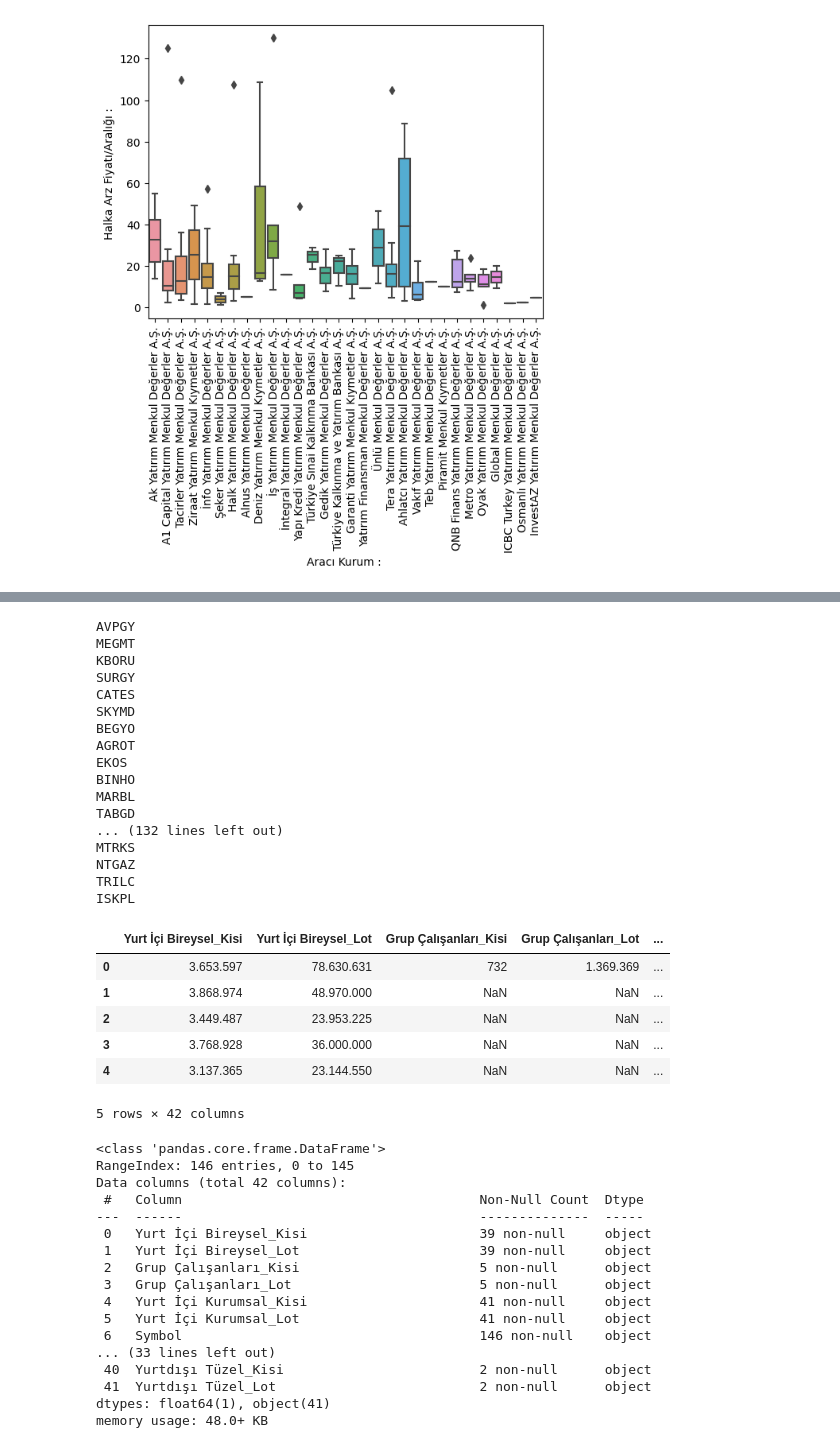
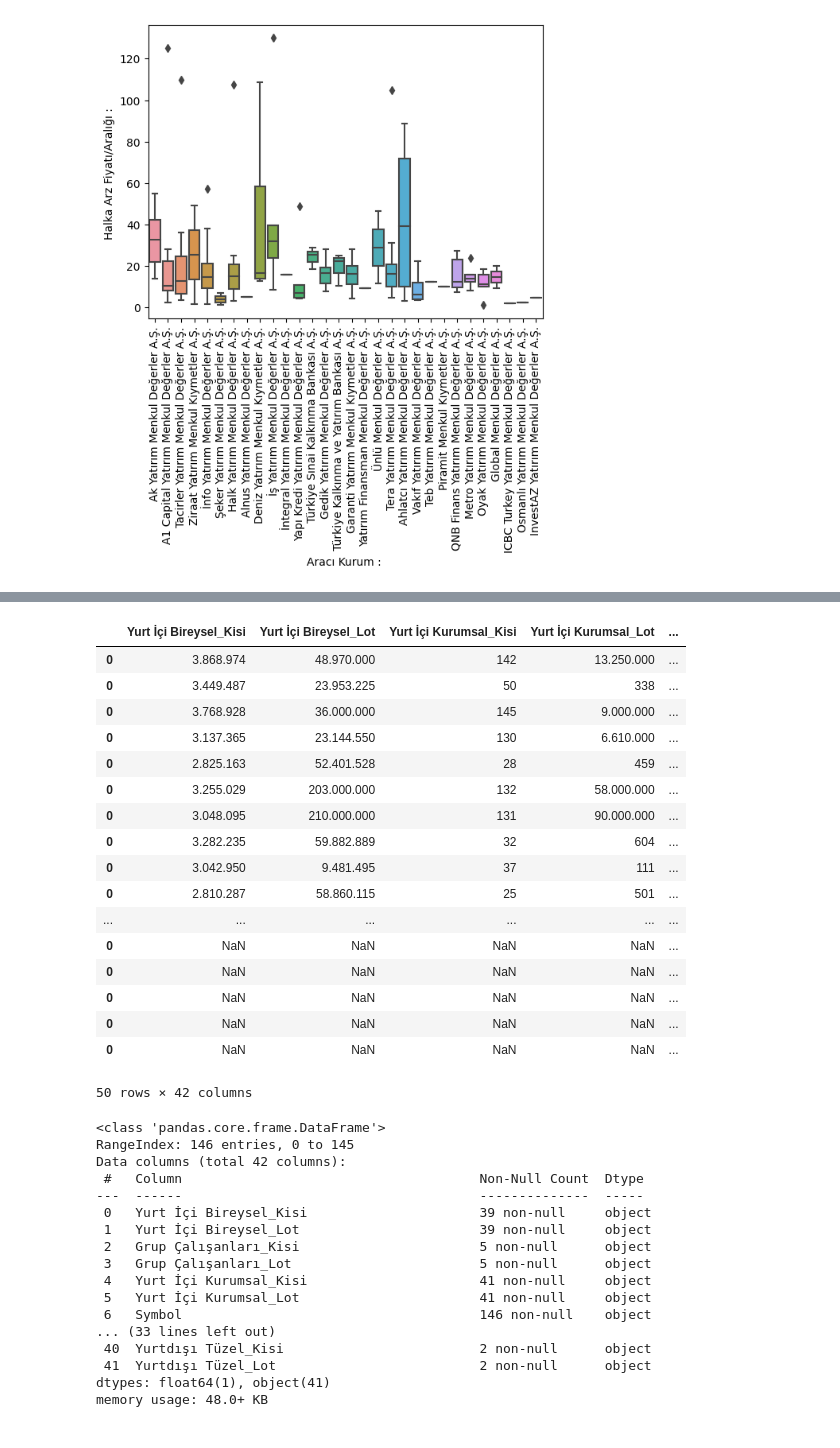
Before and after one commit to uguratli/HalkaArz, a Jupyter notebook: Halka_arz_lab.ipynb, the cells around one changed output, grey strips where cells are left out. Drawn from its saved outputs; the diff is of its cells as text; code cells hidden in the pictures.

```diff
--- a/Halka_arz_lab.ipynb
+++ b/Halka_arz_lab.ipynb
@@ -40,6 +40,13 @@ def value_fix(value, replace = False):
         return float(value.replace(',', '.'))
     else:
         return value.replace(',', '')
+# %%
+def value_fix_dot(value):
+    value = value.replace(' ','')
+    value = value.split('-')[0]
+    letters_pattern = str.maketrans('', '', string.ascii_letters)
+    value = value.translate(letters_pattern).strip()
+    return float(value.replace('.', ''))
 # %%
 def months(month):
         Months = {
@@ -370,0 +388,10 @@ Stocks_copy['EKSUN']['Halka_arz_result']
+# %%
+with open('stocks.p', 'rb') as handle:
+    Stocks_copy = pickle.load(handle)
+# %%
+halka_arz_result_df = pd.DataFrame()
+for symbol in Stocks_copy:
+    print(symbol)
+    Stocks_copy[symbol]['Halka_arz_result']['Yurt İçi Bireysel_Kisi'] = Stocks_copy[symbol]['Halka_arz_result']['Yurt İçi Bireysel_Kisi'].apply(value_fix_dot)
+    halka_arz_result_df = pd.concat([halka_arz_result_df, Stocks_copy[symbol]['Halka_arz_result']], axis=0, join='outer')
+halka_arz_result_df.head(50)
@@ -371,41 +419,31 @@ Stocks_copy['EKSUN']['Halka_arz_result']
 # %%
+halka_arz_result_df = pd.DataFrame()
 for symbol in Stocks_copy:
-    print(symbol)
     Stocks_copy[symbol]['Halka_arz_result']['Symbol'] = str(symbol)
     if Stocks_copy[symbol]['Hist_data'].shape[0] == 0:
         continue
     Stocks_copy[symbol]['Halka_arz_result']['Hype_Days'] = get_hyped_days(Stocks_copy[symbol]['Hist_data'])
+    halka_arz_result_df = pd.concat([halka_arz_result_df, Stocks_copy[symbol]['Halka_arz_result']], axis=0, join='outer')
+halka_arz_result_df.head(50)
 # %% [output]
+|  | Yurt İçi Bireysel_Kisi | Yurt İçi Bireysel_Lot | Yurt İçi Kurumsal_Kisi | Yurt İçi Kurumsal_Lot | ... |
+| 0 | 3.868.974 | 48.970.000 | 142 | 13.250.000 | ... |
+| 0 | 3.449.487 | 23.953.225 | 50 | 338 | ... |
+| 0 | 3.768.928 | 36.000.000 | 145 | 9.000.000 | ... |
+| 0 | 3.137.365 | 23.144.550 | 130 | 6.610.000 | ... |
+| 0 | 2.825.163 | 52.401.528 | 28 | 459 | ... |
+| 0 | 3.255.029 | 203.000.000 | 132 | 58.000.000 | ... |
+| 0 | 3.048.095 | 210.000.000 | 131 | 90.000.000 | ... |
+| 0 | 3.282.235 | 59.882.889 | 32 | 604 | ... |
+| 0 | 3.042.950 | 9.481.495 | 37 | 111 | ... |
+| 0 | 2.810.287 | 58.860.115 | 25 | 501 | ... |
+| ... | ... | ... | ... | ... | ... |
+| 0 | NaN | NaN | NaN | NaN | ... |
+| 0 | NaN | NaN | NaN | NaN | ... |
+| 0 | NaN | NaN | NaN | NaN | ... |
+| 0 | NaN | NaN | NaN | NaN | ... |
+| 0 | NaN | NaN | NaN | NaN | ... |
-AVPGY
-MEGMT
-KBORU
-SURGY
-CATES
-SKYMD
-BEGYO
-AGROT
-EKOS
-BINHO
-MARBL
-TABGD
-... (132 lines left out)
-MTRKS
-NTGAZ
-TRILC
-ISKPL
+50 rows × 42 columns
-# %%
-halka_arz_result_df = pd.DataFrame()
-for symbol in Stocks_copy:
-    halka_arz_result_df = pd.concat([halka_arz_result_df, Stocks_copy[symbol]['Halka_arz_result']], axis=0, join='outer', ignore_index='True')
-halka_arz_result_df.head()
-# %% [output]
-|  | Yurt İçi Bireysel_Kisi | Yurt İçi Bireysel_Lot | Grup Çalışanları_Kisi | Grup Çalışanları_Lot | ... |
-| 0 | 3.653.597 | 78.630.631 | 732 | 1.369.369 | ... |
-| 1 | 3.868.974 | 48.970.000 | NaN | NaN | ... |
-| 2 | 3.449.487 | 23.953.225 | NaN | NaN | ... |
-| 3 | 3.768.928 | 36.000.000 | NaN | NaN | ... |
-| 4 | 3.137.365 | 23.144.550 | NaN | NaN | ... |
-5 rows × 42 columns
 # %%
 halka_arz_result_df.info()
 # %% [output]
```
Also changed, not shown: parts of 4 cells of this notebook.
